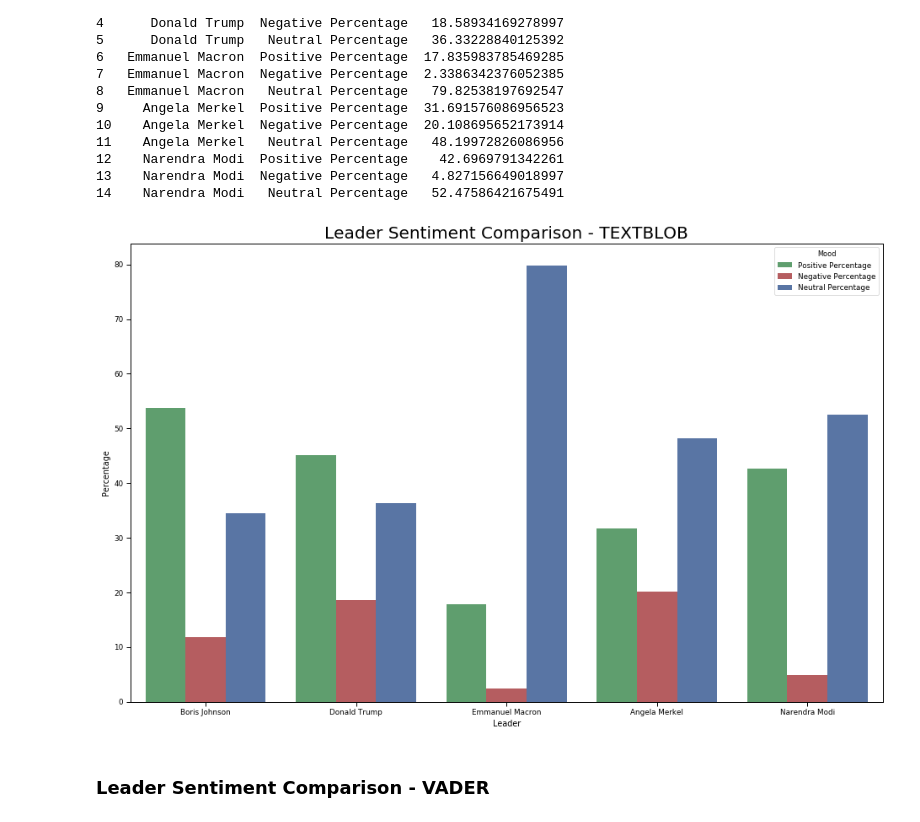
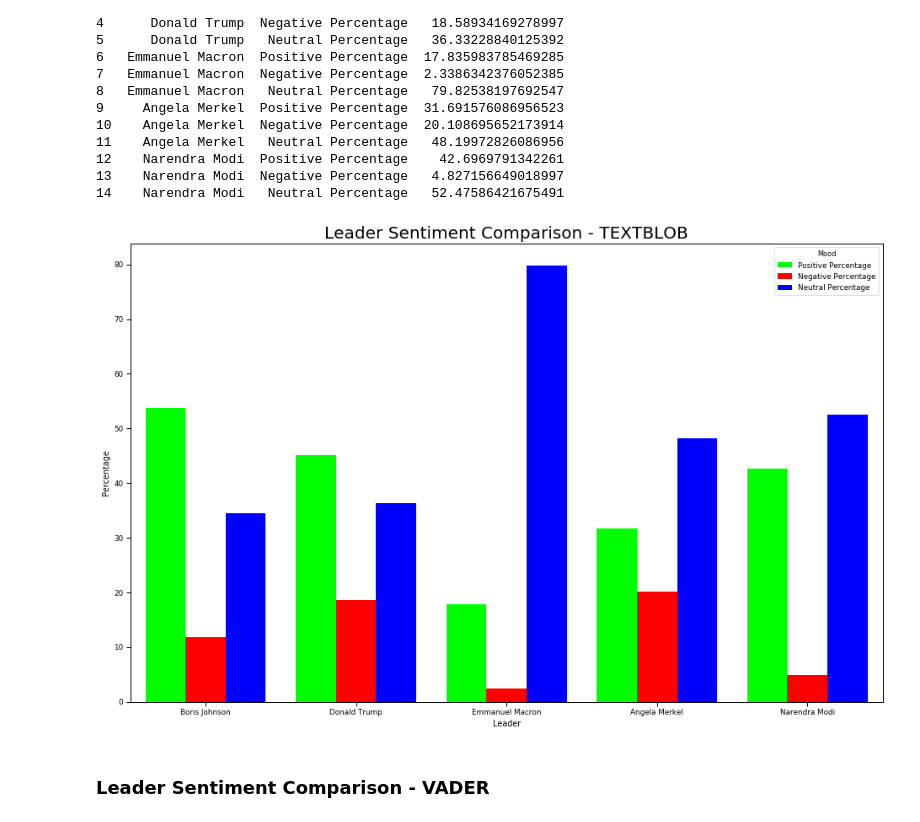
Before and after one commit to mohamedthasleem/DATA620, a Jupyter notebook: 620_JR_MT_Final_Project.ipynb, the cells around one changed output. Cells and saved outputs as stored; diff of their text form; code cells hidden in the pictures.

```diff
--- a/620_JR_MT_Final_Project.ipynb
+++ b/620_JR_MT_Final_Project.ipynb
@@ -553,19 +553,19 @@ print(tblob_all_df)
 # %%
 sns.set_context('paper')
 plt.figure(figsize=(16, 10))
-my_pal = ['#5f9e6e', '#b55d60', '#5975a4']
+my_pal = ['#00ff00', '#FF0000', '#0000ff']
 # create plot
 sns.barplot(x = 'Leader', y = 'Percentage', hue = 'Mood', data = tblob_all_df,
             palette = my_pal,
             capsize = 0.05,
             saturation = 8,
             errcolor = 'gray', errwidth = 2,
             ci = 'sd'
             )
 plt.title('Leader Sentiment Comparison - TEXTBLOB', fontdict = {'fontsize' : 20})
 plt.show()
 # %% [output]
-[figure, old version]
+[figure, new version]
 # %% [markdown]
 <h3>Leader Sentiment Comparison - VADER</h3>
 # %%
```
Also changed, not shown: parts of 11 cells of this notebook.
